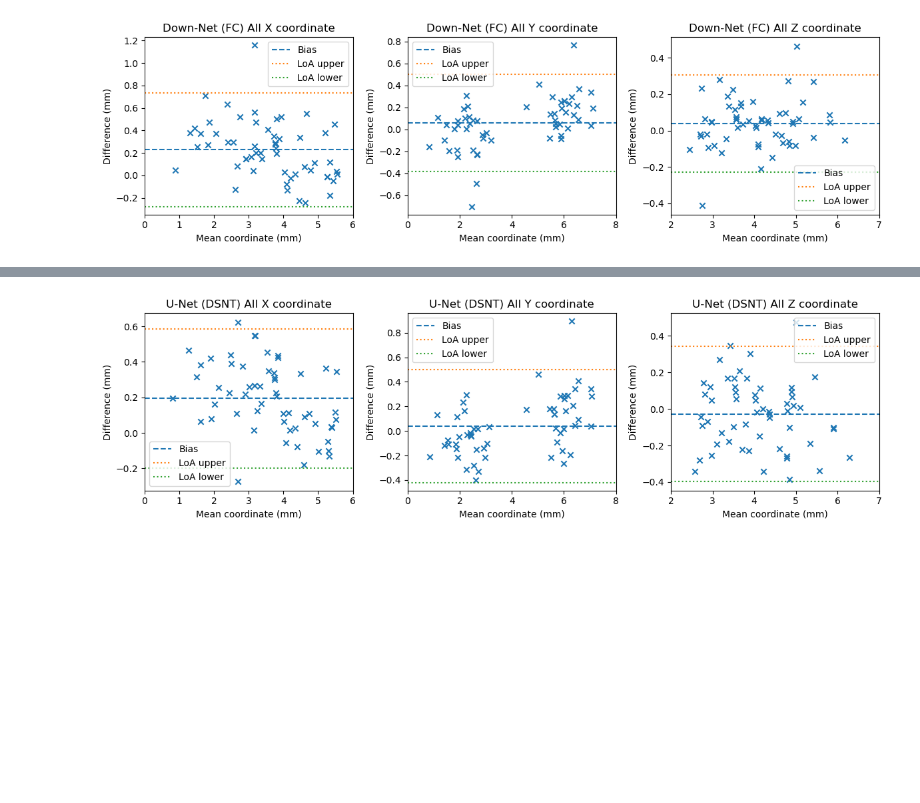
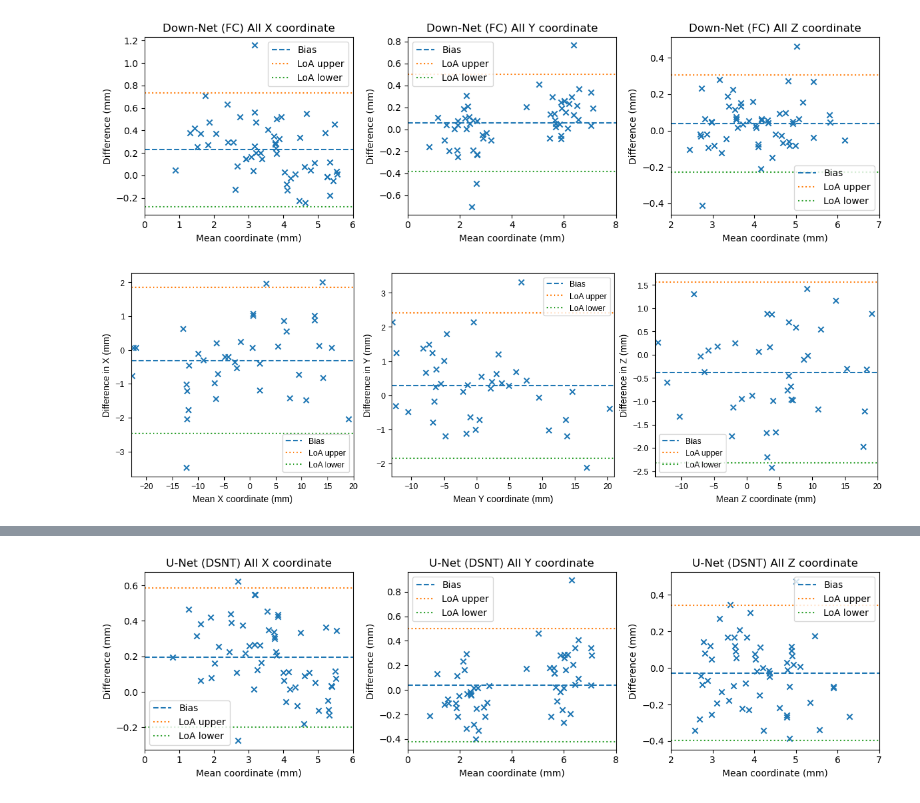
Before and after one commit to acherking/CT-MRI_LandmarkDetection, a Jupyter notebook: notebook/analysis/extra_validation.ipynb, the cells around one changed output, grey strips where cells are left out. Saved outputs shown, nothing was run; the diff lists cells and outputs as text; code cells hidden in the pictures; blank space fills up the shorter version.

```diff
--- a/notebook/analysis/extra_validation.ipynb
+++ b/notebook/analysis/extra_validation.ipynb
@@ -500,6 +500,100 @@ if __name__ == "__main__":
     plt.show()
 # %% [output]
 [figure]
+# %%
+import numpy as np
+import matplotlib
+import matplotlib.pyplot as plt
+
+# PLOS 字体规范(模块级设置一次即可)
+matplotlib.rcParams['font.family'] = 'sans-serif'
+matplotlib.rcParams['font.sans-serif'] = ['Helvetica', 'Arial', 'Liberation Sans', 'DejaVu Sans']
+matplotlib.rcParams['font.size'] = 10
+matplotlib.rcParams['axes.labelsize'] = 10
+matplotlib.rcParams['xtick.labelsize'] = 9
+matplotlib.rcParams['ytick.labelsize'] = 9
+matplotlib.rcParams['legend.fontsize'] = 9
+
+
+def bland_altman_basic(ob1, ob2, ax=None, xlab='Mean', ylab='Diff'):
+    """
+    Basic Bland–Altman for 1D paired data.
+    Draws bias and limits of agreement (±1.96*SD). Returns (fig, ax).
+    """
+    ob1 = np.asarray(ob1, float).ravel()
+    ob2 = np.asarray(ob2, float).ravel()
+    if ob1.size != ob2.size or ob1.size < 3:
+        raise ValueError('Need >=3 paired observations with equal length.')
+
+    mean_ob = (ob1 + ob2) / 2.0
+    diff_ob = ob1 - ob2
+    bias = np.mean(diff_ob)
+    sd = np.std(diff_ob, ddof=1)
+    loa_upper = bias + 1.96 * sd
+    loa_lower = bias - 1.96 * sd
+
+    if ax is None:
+        fig, ax = plt.subplots()
+    else:
+        fig = ax.figure
+
+    ax.scatter(mean_ob, diff_ob, marker='x')
+    x_min, x_max = np.floor(mean_ob.min()), np.ceil(mean_ob.max())
+    ax.plot([x_min, x_max], [bias, bias], linestyle='--', label='Bias')
+    ax.plot([x_min, x_max], [loa_upper, loa_upper], linestyle=':', label='LoA upper')
+    ax.plot([x_min, x_max], [loa_lower, loa_lower], linestyle=':', label='LoA lower')
+    ax.set_xlim(x_min, x_max)
+    y_min = min(diff_ob.min(), loa_lower)
+    y_max = max(diff_ob.max(), loa_upper)
+    pad = 0.05 * max(1.0, (y_max - y_min))
+    ax.set_ylim(y_min - pad, y_max + pad)
+    ax.set_xlabel(xlab)
+    ax.set_ylabel(ylab)
+    ax.legend()
+    return fig, ax
+
+
+def bland_altman_3d_per_axis(pts1_mm, pts2_mm, roi_name='ROI', save_path=None):
+    """
+    Basic per-axis Bland–Altman for 3D landmarks.
+    pts*_mm: arrays of shape (N, 3) in millimetres, matched point-wise.
+    Returns (fig, axes).
+    """
+    pts1_mm = np.asarray(pts1_mm, float)
+    pts2_mm = np.asarray(pts2_mm, float)
+    if pts1_mm.shape != pts2_mm.shape or pts1_mm.ndim != 2 or pts1_mm.shape[1] != 3:
+        raise ValueError('pts1_mm and pts2_mm must be (N, 3) arrays.')
+
+    # 1×3 layout, full page width 7.5"
+    fig, axes = plt.subplots(1, 3, figsize=(12, 3.6), constrained_layout=True)
+
+    labels = ['X', 'Y', 'Z']
+    for i, lab in enumerate(labels):
+        bland_altman_basic(
+            pts1_mm[:, i],
+            pts2_mm[:, i],
+            ax=axes[i],
+            xlab=f'Mean {lab} coordinate (mm)',
+            ylab=f'Difference in {lab} (mm)',
+        )
+
+    if save_path is None:
+        safe_name = roi_name.replace(' ', '_').replace('/', '_')
+        save_path = f'FigN_BA_{safe_name}.pdf'
+
+    plt.savefig(save_path, bbox_inches='tight', pad_inches=0.05)
+    plt.show()
+    return fig, axes
+
+
+# ---- tiny example ----
+if __name__ == '__main__':
+    rng = np.random.default_rng(0)
+    p1 = rng.normal(0, 10, size=(40, 3))
+    p2 = p1 + np.array([0.4, -0.2, 0.6]) + rng.normal(0, 1.0, size=(40, 3))
+    fig, axes = bland_altman_3d_per_axis(p1, p2, roi_name='SSCC')
+# %% [output]
+[figure, added]
 # %%
 if __name__ == "__main__":
     # 3D points (N,3)
```
Also changed, not shown: parts of 5 cells of this notebook, 9 other files.
